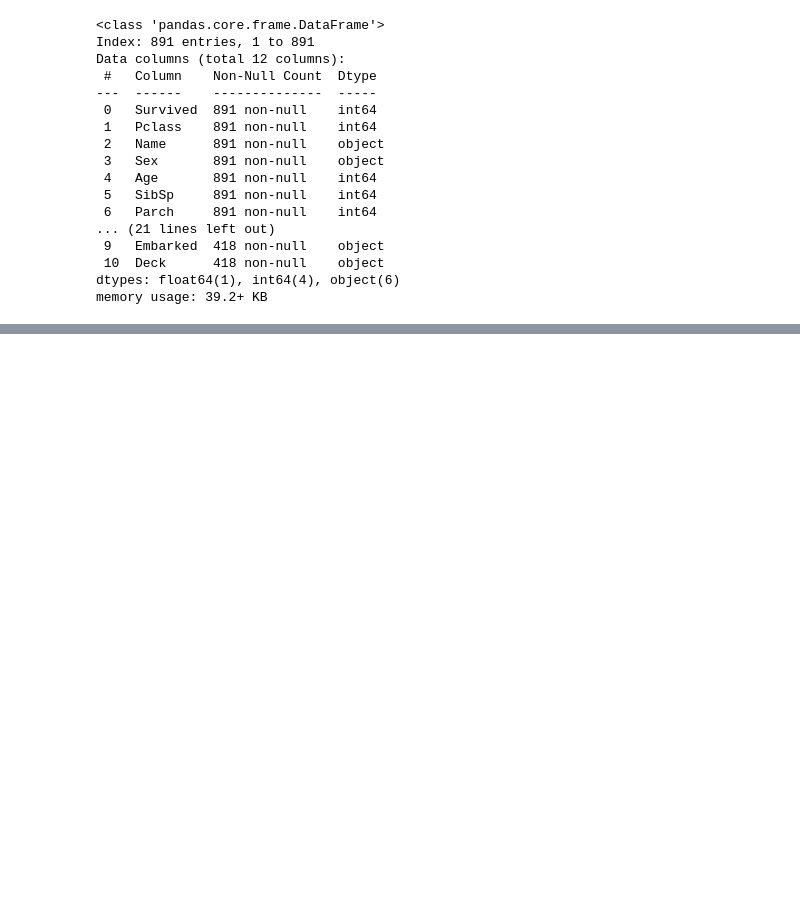
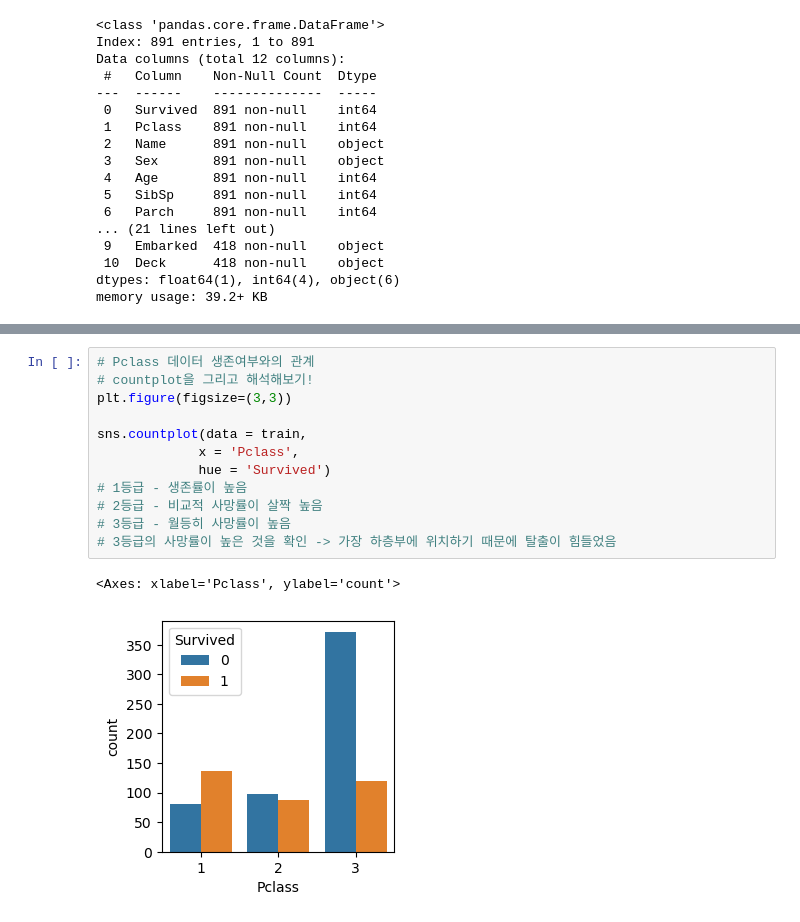
Before and after one commit to ydydydydydy/MachineLearning_, a Jupyter notebook: 04. titanic 데이터를 활용한 생존자 예측.ipynb, the cells around one changed output, grey strips where cells are left out. Saved outputs shown, nothing was run; the diff lists cells and outputs as text; blank space fills up the shorter version.

```diff
--- a/04. titanic 데이터를 활용한 생존자 예측.ipynb
+++ b/04. titanic 데이터를 활용한 생존자 예측.ipynb
@@ -540,0 +596,15 @@ memory usage: 39.2+ KB
+# %%
+# Pclass 데이터 생존여부와의 관계
+# countplot을 그리고 해석해보기!
+plt.figure(figsize=(3,3))
+
+sns.countplot(data = train,
+             x = 'Pclass',
+             hue = 'Survived')
+# 1등급 - 생존률이 높음
+# 2등급 - 비교적 사망률이 살짝 높음
+# 3등급 - 월등히 사망률이 높음
+# 3등급의 사망률이 높은 것을 확인 -> 가장 하층부에 위치하기 때문에 탈출이 힘들었음
+# %% [output]
+<Axes: xlabel='Pclass', ylabel='count'>
+[figure, added]
```
Also changed, not shown: parts of 51 cells of this notebook.
